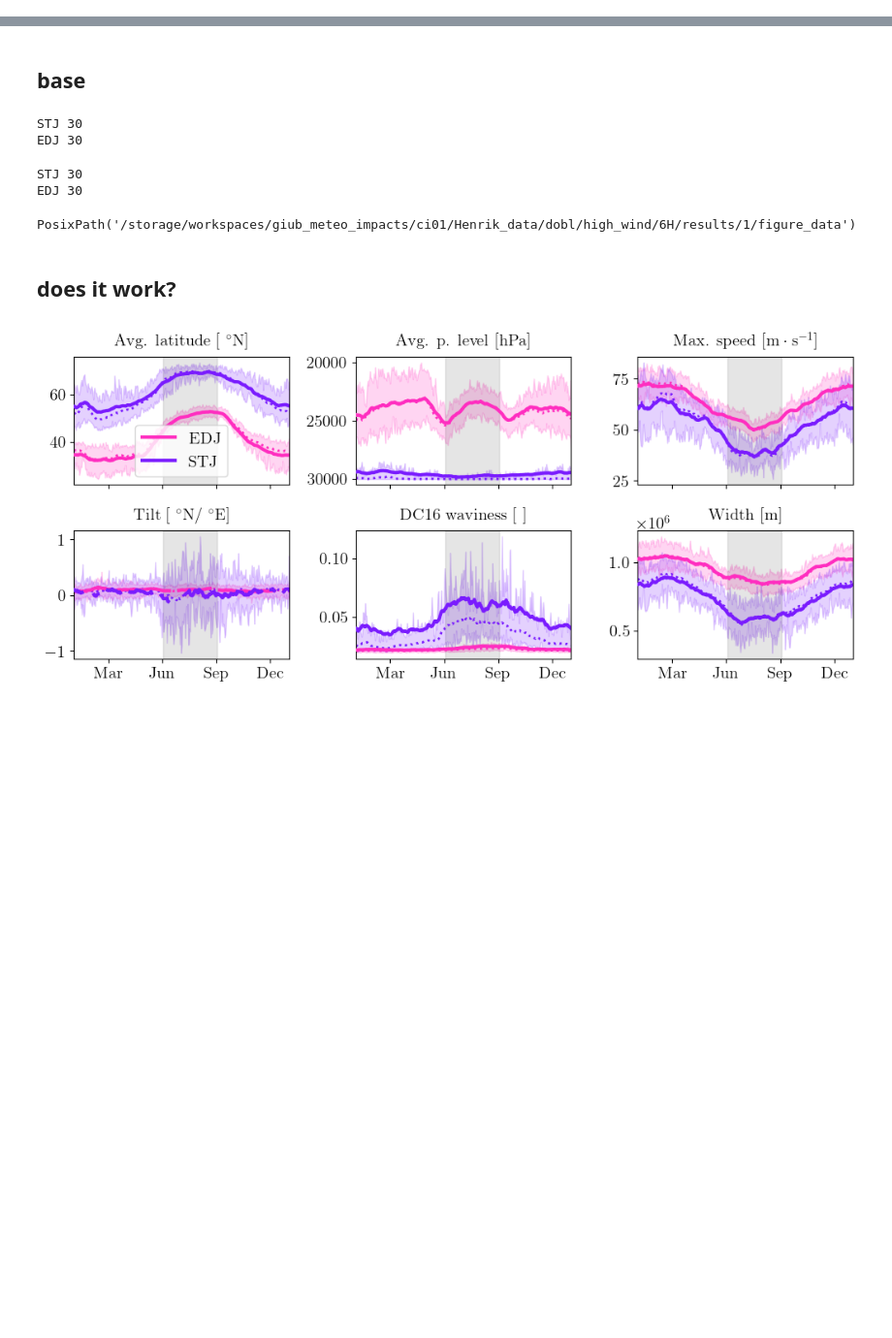
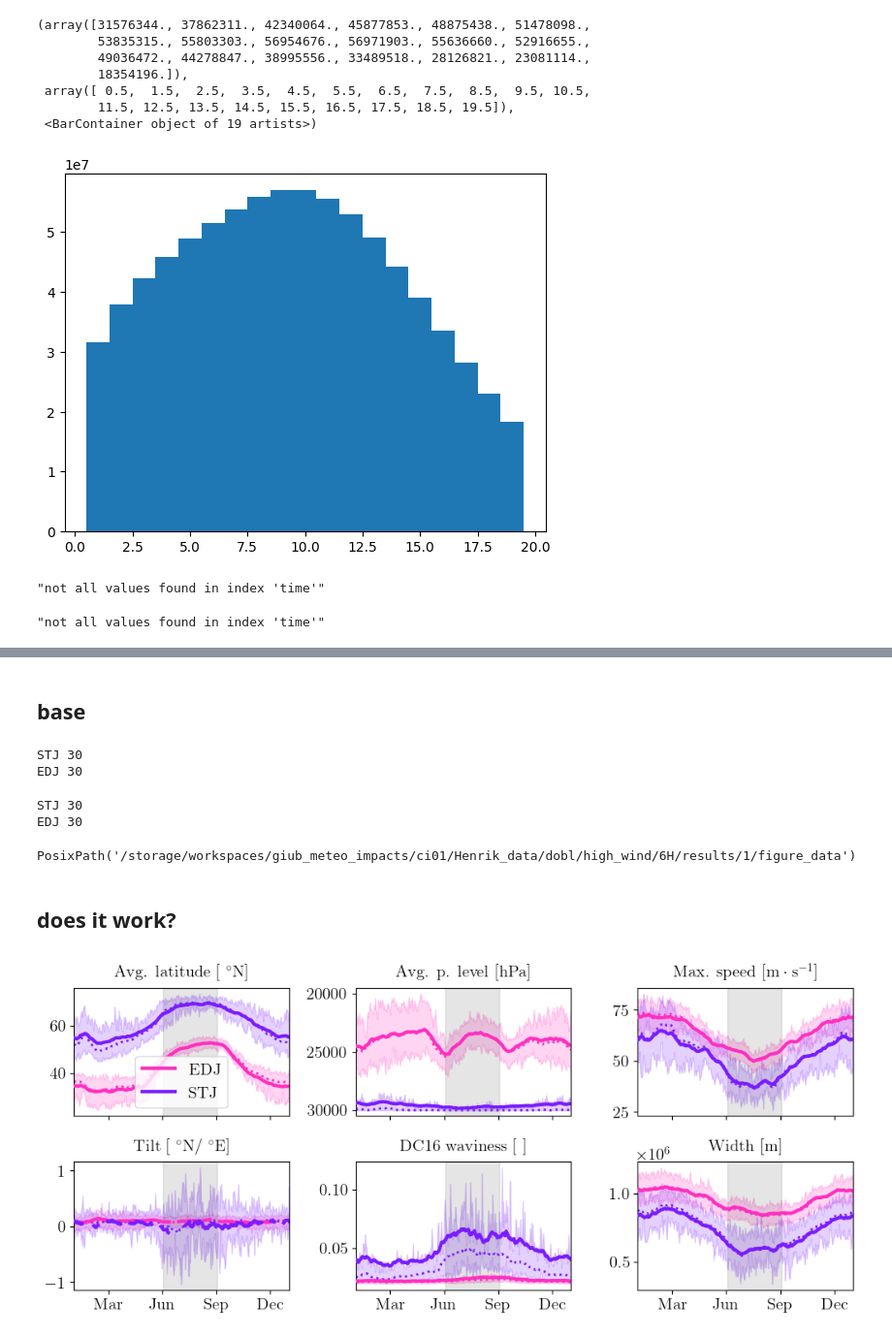
Before and after one commit to hbanderier/persistent-extremes-era5, a Jupyter notebook: Playgrounds/data_henrik_pg.ipynb, the cells around one changed output, grey strips where cells are left out. Shown at 97% size. Saved outputs shown, nothing was run; the diff lists cells and outputs as text; code cells hidden in the pictures; blank space fills up the shorter version.

```diff
--- a/Playgrounds/data_henrik_pg.ipynb
+++ b/Playgrounds/data_henrik_pg.ipynb
@@ -89,0 +155,58 @@ for run in ["ctrl", "dobl"]:
+# %%
+plt.hist(zeta300.values.ravel() * 1e5, bins=np.arange(1, 21, 1) - 0.5)
+# %% [output]
+(array([31576344., 37862311., 42340064., 45877853., 48875438., 51478098.,
+        53835315., 55803303., 56954676., 56971903., 55636660., 52916655.,
+        49036472., 44278847., 38995556., 33489518., 28126821., 23081114.,
+        18354196.]),
+ array([ 0.5,  1.5,  2.5,  3.5,  4.5,  5.5,  6.5,  7.5,  8.5,  9.5, 10.5,
+        11.5, 12.5, 13.5, 14.5, 15.5, 16.5, 17.5, 18.5, 19.5]),
+ <BarContainer object of 19 artists>)
+[figure, added]
+# %%
+both_jets = {}
+both_paths = {}
+for run in ["ctrl", "dobl"]:
+    dh = DataHandler.from_specs("Henrik_data", run, ("high_wind", ["u", "v", "s", "theta"]), "6H", minlon=-80, maxlon=40, minlat=15, maxlat=80, levels=20000)
+    exp = JetFindingExperiment(dh)
+    all_jets_one_df = exp.find_jets(force=False, n_coarsen=1, smooth_s=5, alignment_thresh=0.55, base_s_thresh=0.55, int_thresh_factor=0.2, hole_size=5)
+    theta300 = open_da("Henrik_data", run, ("high_wind", ["s", "theta"]), "6H", minlon=-80, maxlon=40, minlat=15, maxlat=80, levels=30000).rename({"s": "s300", "theta": "theta300"})
+    all_jets_one_df = add_feature_for_cat(all_jets_one_df, "s300", theta300, ofile_ajdf=exp.path.joinpath("all_jets_one_df.parquet"), force=False)
+    all_jets_one_df = add_feature_for_cat(all_jets_one_df, "theta300", theta300, ofile_ajdf=exp.path.joinpath("all_jets_one_df.parquet"), force=False)
+    all_jets_one_df = exp.categorize_jets(None, ["s300", "theta300"], force=False, n_init=15, init_params="k-means++", mode="month").cast({"time": pl.Datetime("ms")})
+    phat_filter = (pl.col("is_polar") < 0.5) | ((pl.col("is_polar") > 0.5) & (pl.col("int") > 1.e8))
+    phat_jets = all_jets_one_df.filter((pl.col("is_polar").mean().over(["time", "jet ID"]) < 0.5) | ((pl.col("is_polar").mean().over(["time", "jet ID"]) > 0.5) & (pl.col("int").mode().first().over(["time", "jet ID"]) > 1.e8)))
+    both_paths[run] = exp.path
+    both_jets[run] = phat_jets.with_columns(**{"jet ID": (pl.col("is_polar").mean().over(["time", "jet ID"]) > 0.5).cast(pl.UInt32())})
+
+# stage 6: Interpolate new fields
+args = ["all", None, -100, 60, 0, 90]
+
+to_do = (
+    ("PTTEND300", ("high_wind", "PTTEND"), {"levels": 30000}),
+    ("DTCOND300", ("high_wind", "DTCOND"), {"levels": 30000}),
+    ("theta300", ("high_wind", "theta"), {"levels": 30000}),
+    ("s300", ("high_wind", "s"), {"levels": 30000}),
+    ("zeta300", "zeta", {"levels": 30000}),
+    ("z500", "z", {}),
+    ("t_low", "t_low", {"levels": 100000}),
+    ("PTTEND500", ("heating", "PTTEND"), {}),
+    ("DTCOND500", ("heating", "DTCOND"), {}),
+    ("APVO", "APVO", {}),
+    ("CPVO", "CPVO", {}),
+)
+
+for run in ["ctrl", "dobl"]:
+    for huh in to_do:
+        rename, name, kwargs = huh
+        ofile = both_paths[run].joinpath(f"{rename}_relative.parquet")
+        if ofile.is_file():
+            continue
+        da_ = open_da("Henrik_data", run, name, "6H", *args, **kwargs).rename(rename)
+        da_ = compute(da_)
+        interpd = create_jet_relative_dataset(both_jets[run], da_)
+        del da_
+        interpd.write_parquet(ofile)
+# %% [output]
+"not all values found in index 'time'"
+"not all values found in index 'time'"
```
Also changed, not shown: parts of 16 cells of this notebook, 10 other files.
